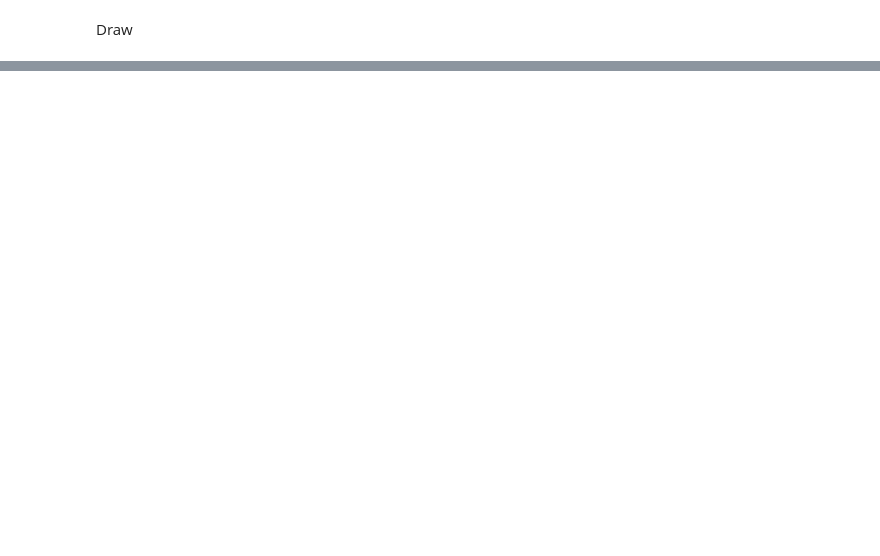
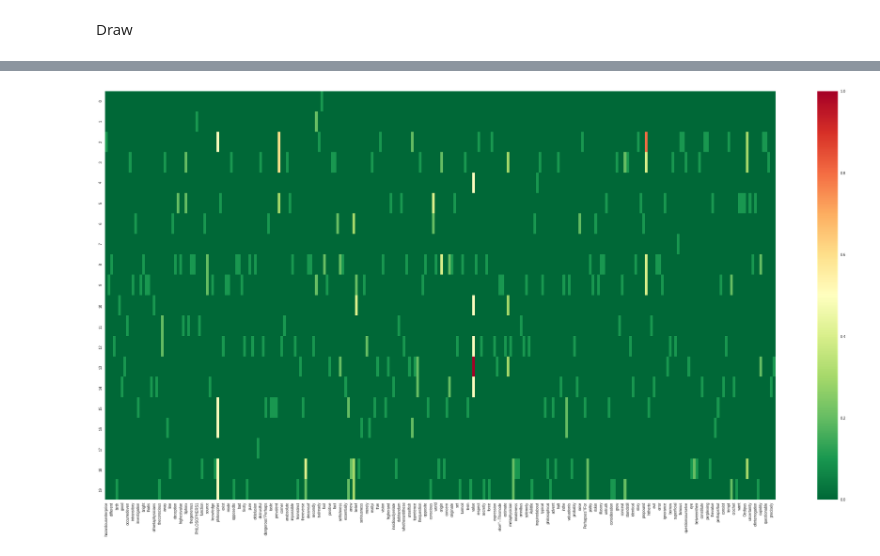
Before and after one commit to KhaldounN/Files-, a Jupyter notebook: Final_project/DSF_FINAL_PROJECT.ipynb, the cells around one changed output, grey strips where cells are left out. Drawn from its saved outputs; the diff is of its cells as text; code cells hidden in the pictures; blank space fills up the shorter version.

```diff
--- a/Final_project/DSF_FINAL_PROJECT.ipynb
+++ b/Final_project/DSF_FINAL_PROJECT.ipynb
@@ -378,0 +332,2 @@ plt.plot(l['Minor'])
+# %%
+docs = [nlp_md(text) for text in (sentences[:20])]
@@ -378,0 +412,9 @@ plt.plot(l['Minor'])
+# %%
+tb = tf_idf_scores(docs)
+tb / tb.max().max()
+%matplotlib inline
+import seaborn as sns
+plt.figure(figsize=(40, 20))
+sns.heatmap(tb / tb.max().max(), cmap="RdYlGn_r", annot=False);
+# %% [output]
+[figure, added]
```
Also changed, not shown: parts of 6 cells of this notebook.
